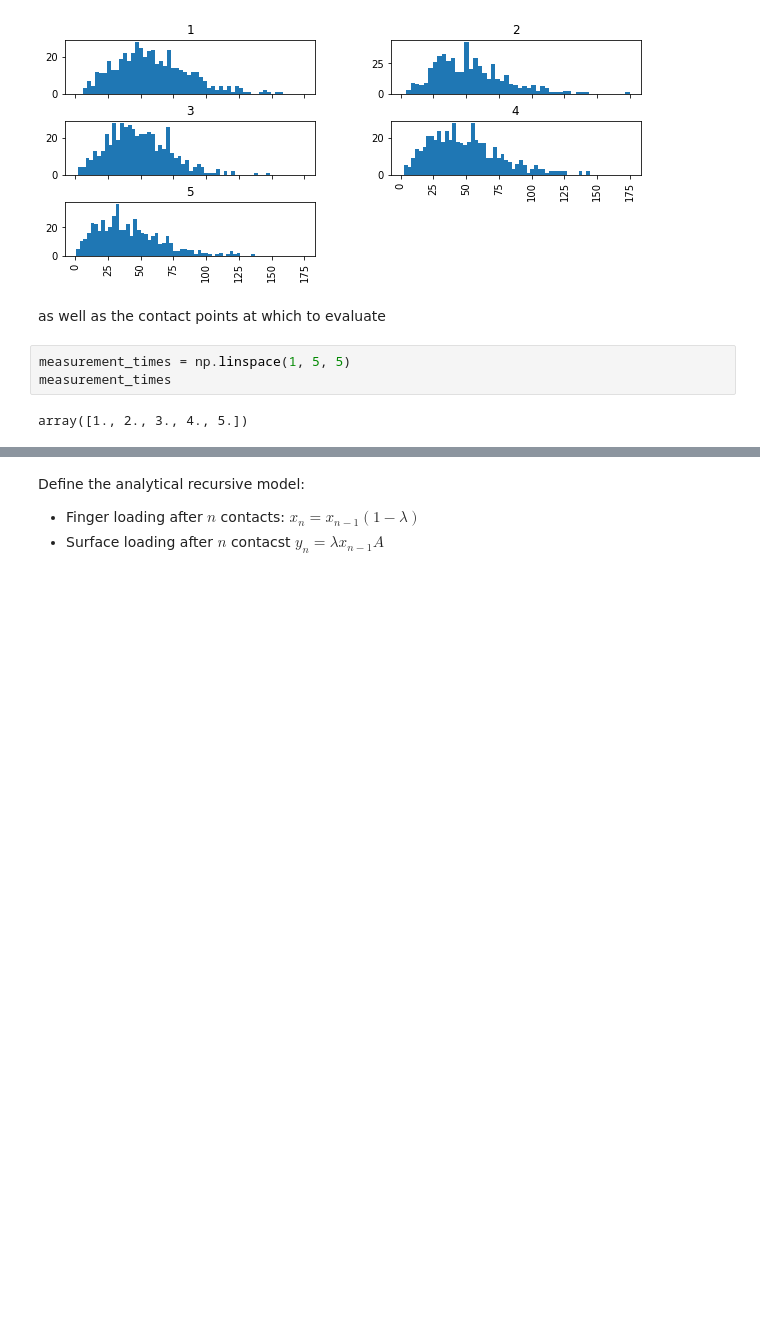
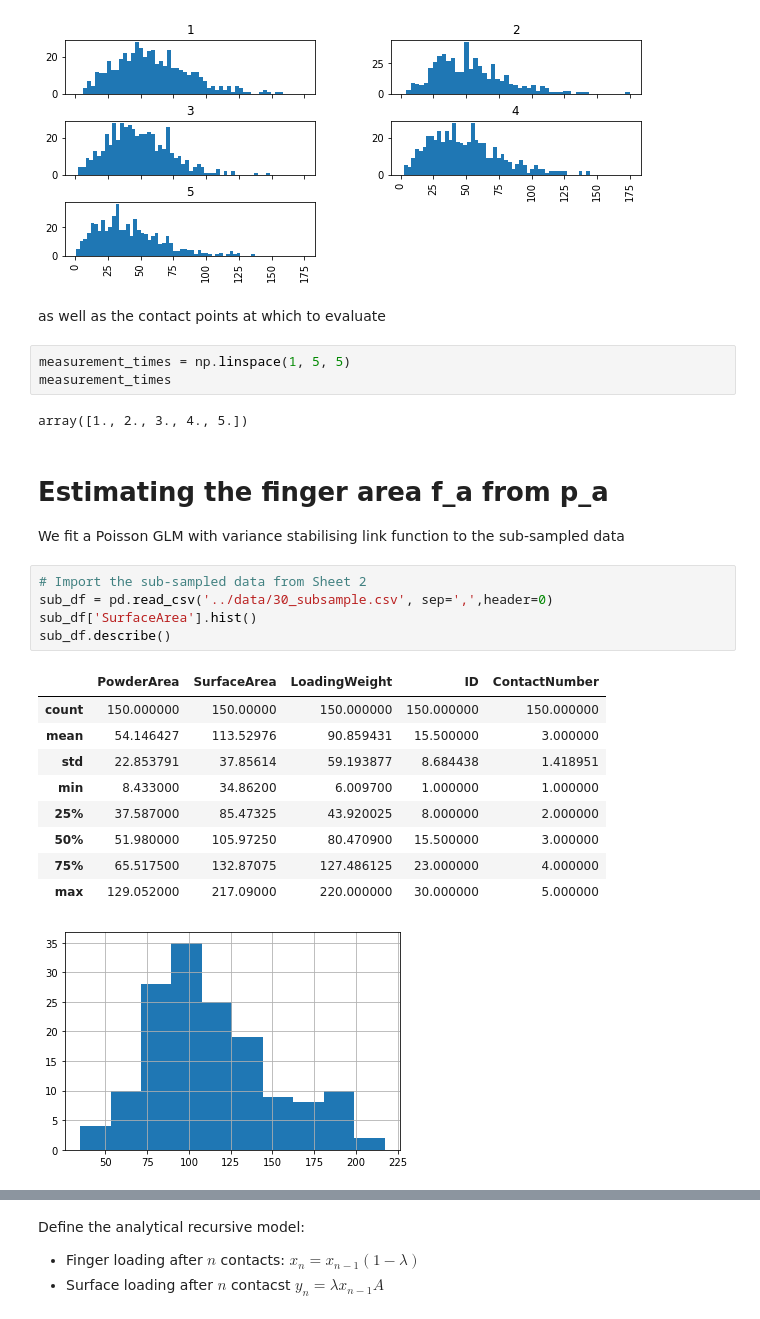
Before and after one commit to MarcoFelipeKing/yi_contact_expt, a Jupyter notebook: src/Yi_pyABC.ipynb, the cells around one changed output, grey strips where cells are left out. Cells and saved outputs as stored; diff of their text form; blank space fills up the shorter version.

```diff
--- a/src/Yi_pyABC.ipynb
+++ b/src/Yi_pyABC.ipynb
@@ -147,3 +147,22 @@ measurement_times = np.linspace(1, 5, 5)
 measurement_times
 # %% [output]
 array([1., 2., 3., 4., 5.])
+# %% [markdown]
+# Estimating the finger area f_a from p_a
+We fit a Poisson GLM with variance stabilising link function to the sub-sampled data
+# %%
+# Import the sub-sampled data from Sheet 2
+sub_df = pd.read_csv('../data/30_subsample.csv', sep=',',header=0)
+sub_df['SurfaceArea'].hist()
+sub_df.describe()
+# %% [output]
+|  | PowderArea | SurfaceArea | LoadingWeight | ID | ContactNumber |
+| count | 150.000000 | 150.00000 | 150.000000 | 150.000000 | 150.000000 |
+| mean | 54.146427 | 113.52976 | 90.859431 | 15.500000 | 3.000000 |
+| std | 22.853791 | 37.85614 | 59.193877 | 8.684438 | 1.418951 |
+| min | 8.433000 | 34.86200 | 6.009700 | 1.000000 | 1.000000 |
+| 25% | 37.587000 | 85.47325 | 43.920025 | 8.000000 | 2.000000 |
+| 50% | 51.980000 | 105.97250 | 80.470900 | 15.500000 | 3.000000 |
+| 75% | 65.517500 | 132.87075 | 127.486125 | 23.000000 | 4.000000 |
+| max | 129.052000 | 217.09000 | 220.000000 | 30.000000 | 5.000000 |
+[figure, added]
```
Also changed, not shown: parts of 4 cells of this notebook, 5 other files.
